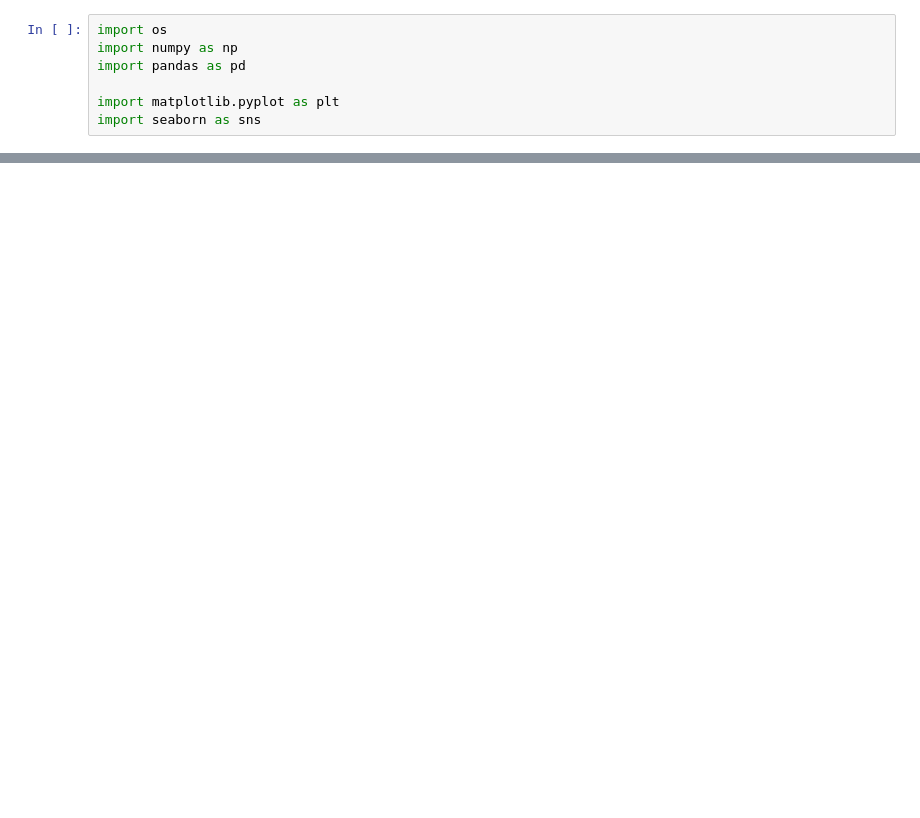
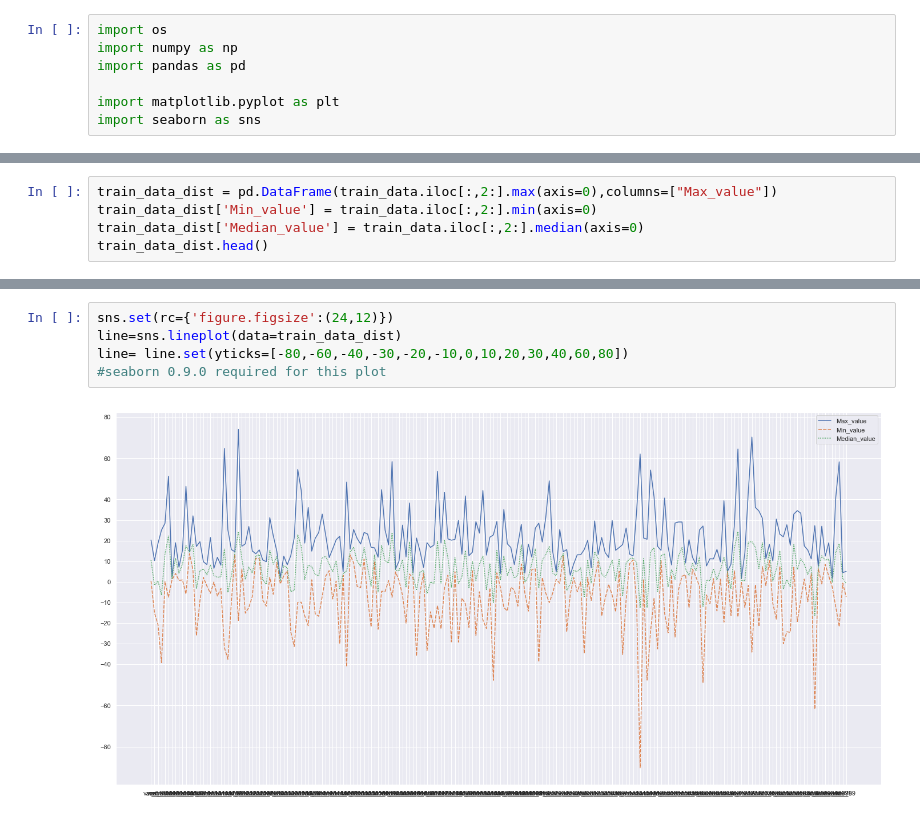
Before and after one commit to Doc1Ft/santander-customer-transaction-prediction, a Jupyter notebook: notebooks/notebook.ipynb, the cells around one changed output, grey strips where cells are left out. Saved outputs shown, nothing was run; the diff lists cells and outputs as text; blank space fills up the shorter version.

```diff
--- a/notebooks/notebook.ipynb
+++ b/notebooks/notebook.ipynb
@@ -24,0 +60,5 @@ Columns:201
+# %%
+train_data_dist = pd.DataFrame(train_data.iloc[:,2:].max(axis=0),columns=["Max_value"])
+train_data_dist['Min_value'] = train_data.iloc[:,2:].min(axis=0)
+train_data_dist['Median_value'] = train_data.iloc[:,2:].median(axis=0)
+train_data_dist.head()
@@ -24,0 +72,7 @@ Columns:201
+# %%
+sns.set(rc={'figure.figsize':(24,12)})
+line=sns.lineplot(data=train_data_dist)
+line= line.set(yticks=[-80,-60,-40,-30,-20,-10,0,10,20,30,40,60,80])
+#seaborn 0.9.0 required for this plot
+# %% [output]
+[figure, added]
```
Also changed, not shown: parts of 19 cells of this notebook.
